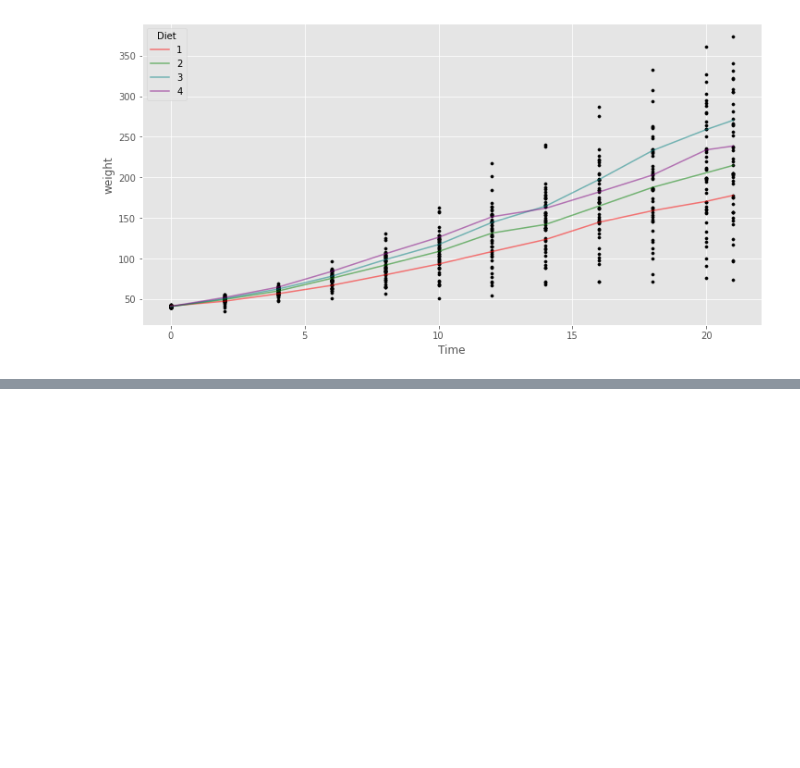
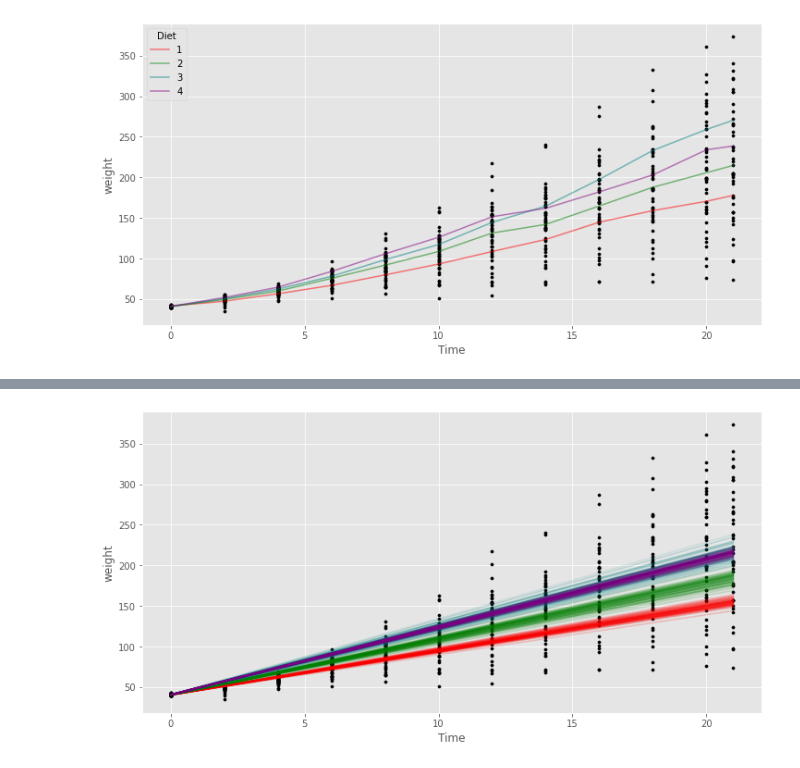
Before and after one commit to JakeForsey/Chick-Weight, a Jupyter notebook: Chick Weight.ipynb, the cells around one changed output, grey strips where cells are left out. Drawn from its saved outputs; the diff is of its cells as text; code cells hidden in the pictures; blank space fills up the shorter version.

Commit message:
Improved forecasting plot

```diff
--- a/Chick Weight.ipynb
+++ b/Chick Weight.ipynb
@@ -102,17 +50,0 @@ _ = plt.yticks(
-# %%
-def forward(diet, time):
-    mu = params["beta_0"] + params[f"beta_1[{diet}]"] * time
-    return mu.mean()
-
-
-plt.figure(figsize=(12, 6))
-plt.scatter(df["Time"], df["weight"], c="black", s=10)
-for diet in range(1, 5):
-    plt.plot(
-        list(range(22)),
-        [forward(diet, i) for i in range(22)],
-        label=diet, c=DIET_COLOURS[diet], alpha=0.5
-    )
-plt.ylabel("weight")
-plt.xlabel("Time")
-_ = plt.legend(title="Diet")
@@ -120,0 +101,18 @@ _ = plt.legend(title="Diet")
+# %%
+def forward(diet, time):
+    mu = params["beta_0"] + params[f"beta_1[{diet}]"] * time
+    return mu
+
+
+plt.figure(figsize=(12, 6))
+plt.scatter(df["Time"], df["weight"], c="black", s=10)
+for diet in range(1, 5):
+    plt.plot(
+        list(range(22)),
+        [forward(diet, i) for i in range(22)],
+        c=DIET_COLOURS[diet], alpha=0.1
+    )
+plt.ylabel("weight")
+_ = plt.xlabel("Time")
+# %% [output]
+[figure, added]
```
Also changed, not shown: parts of 8 cells of this notebook.
